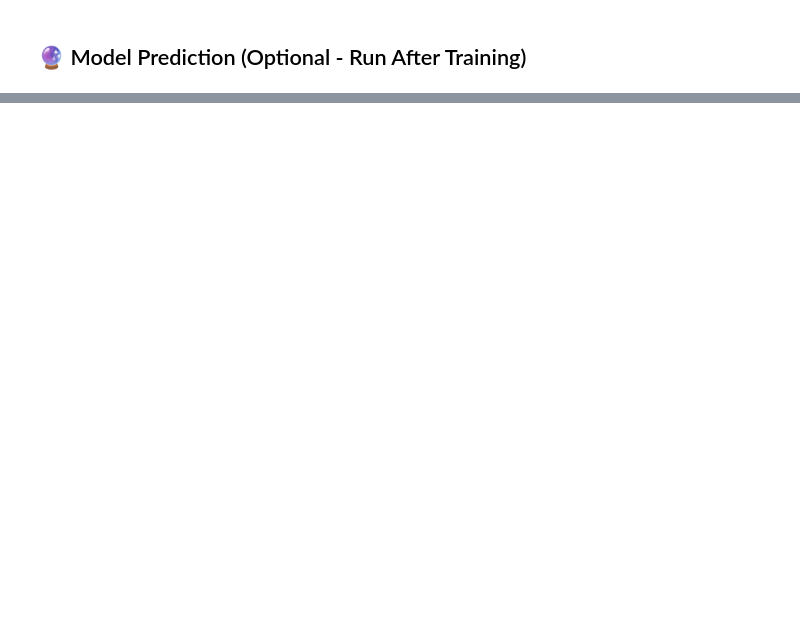
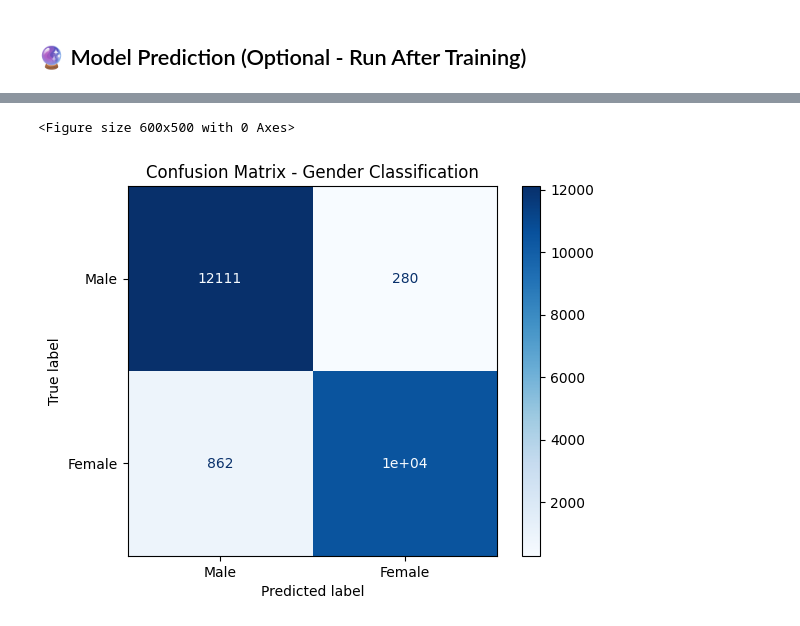
Before and after one commit to oussamarachdi/facial-cnn, a Jupyter notebook: notebooks/01_exploration_visuals.ipynb, the cells around one changed output, grey strips where cells are left out. Drawn from its saved outputs; the diff is of its cells as text; code cells hidden in the pictures; blank space fills up the shorter version.

```diff
--- a/notebooks/01_exploration_visuals.ipynb
+++ b/notebooks/01_exploration_visuals.ipynb
@@ -46,0 +156,20 @@ show_prediction(model, X, y_gender, y_age, idx=50)
+# %%
+from sklearn.metrics import confusion_matrix, ConfusionMatrixDisplay
+import matplotlib.pyplot as plt
+import numpy as np
+
+# Get predicted gender as binary labels
+y_true_gender = y_gender.flatten()
+y_pred_gender = np.round(model.predict(X)[0].flatten()).astype(int)
+
+# Compute confusion matrix
+cm = confusion_matrix(y_true_gender, y_pred_gender)
+disp = ConfusionMatrixDisplay(confusion_matrix=cm, display_labels=["Male", "Female"])
+
+# Plot
+plt.figure(figsize=(6, 5))
+disp.plot(cmap='Blues')
+plt.title("Confusion Matrix - Gender Classification")
+plt.grid(False)
+plt.show()
+# %% [output]
@@ -46,0 +177,2 @@ show_prediction(model, X, y_gender, y_age, idx=50)
+<Figure size 600x500 with 0 Axes>
+[figure, added]
```
Also changed, not shown: parts of 7 cells of this notebook, 14 other files.
